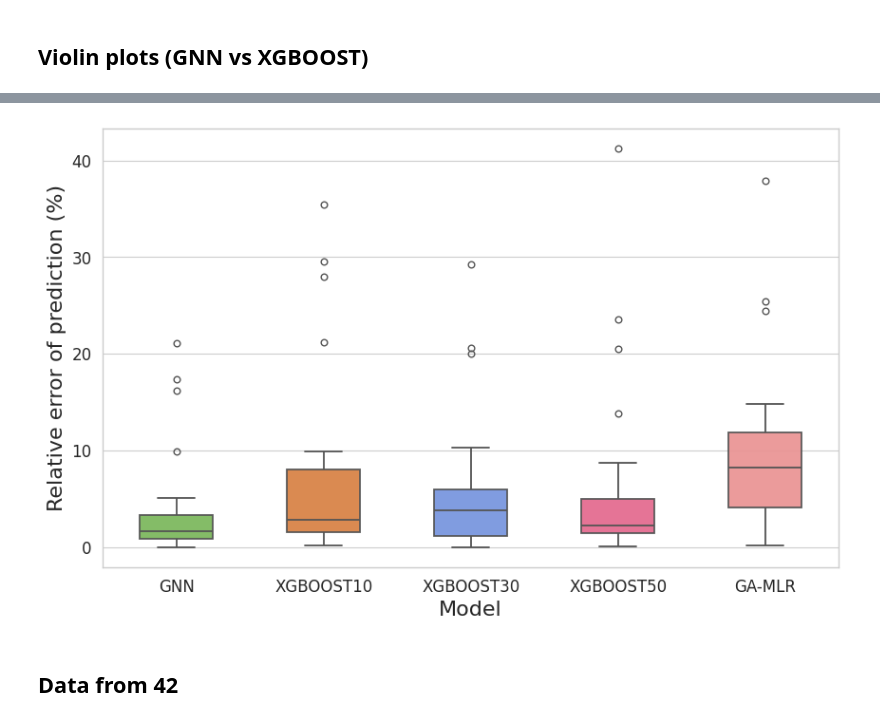
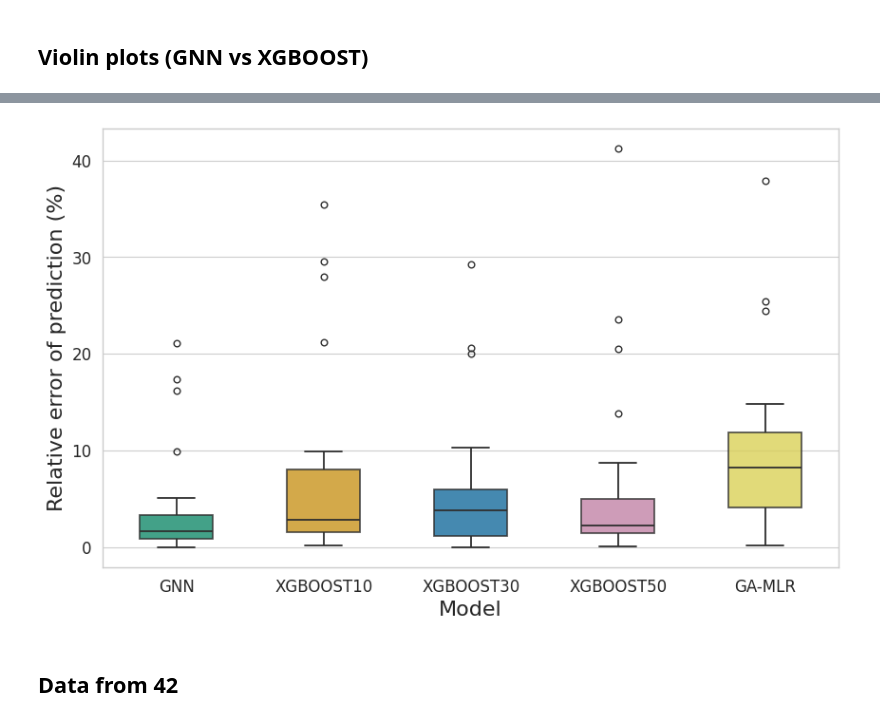
Before and after one commit to darjacvetkovic/HSP-predictions, a Jupyter notebook: dataset_exploratory_analysis.ipynb, the cells around one changed output, grey strips where cells are left out. Cells and saved outputs as stored; diff of their text form; code cells hidden in the pictures.

```diff
--- a/dataset_exploratory_analysis.ipynb
+++ b/dataset_exploratory_analysis.ipynb
@@ -578,14 +518,15 @@ bdf
 # %%
 
 fig,axs = plt.subplots(figsize=(10,6))
-colors = ['#78C850', '#F08030', '#6890F0','#F85888','#F88888']
-sns.boxplot(bdf,width=0.5,palette=colors,linewidth=1.3, boxprops=dict(alpha=0.95))
+colors = ['#009E73', '#E69F00', '#0072B2','#CC79A7','#F0E442']
+sns.boxplot(bdf,width=0.5,palette=colors,linewidth=1.3, boxprops=dict(alpha=0.8))
 axs.set_ylabel('Relative error of prediction (%)',fontsize=16)
 axs.set_xlabel('Model',fontsize=16)
 axs.tick_params(axis='both', which='major',labelsize=12)
 fig.savefig('figs/data_from_6_total_error_boxplots.pdf', dpi=300)
+fig.savefig('figs/data_from_6_total_error_boxplots.png', dpi=300)
 # %% [output]
-[figure, old version]
+[figure, new version]
 # %% [markdown]
 ## Data from 42
 # %%
```
Also changed, not shown: parts of 6 cells of this notebook, 19 other files.
